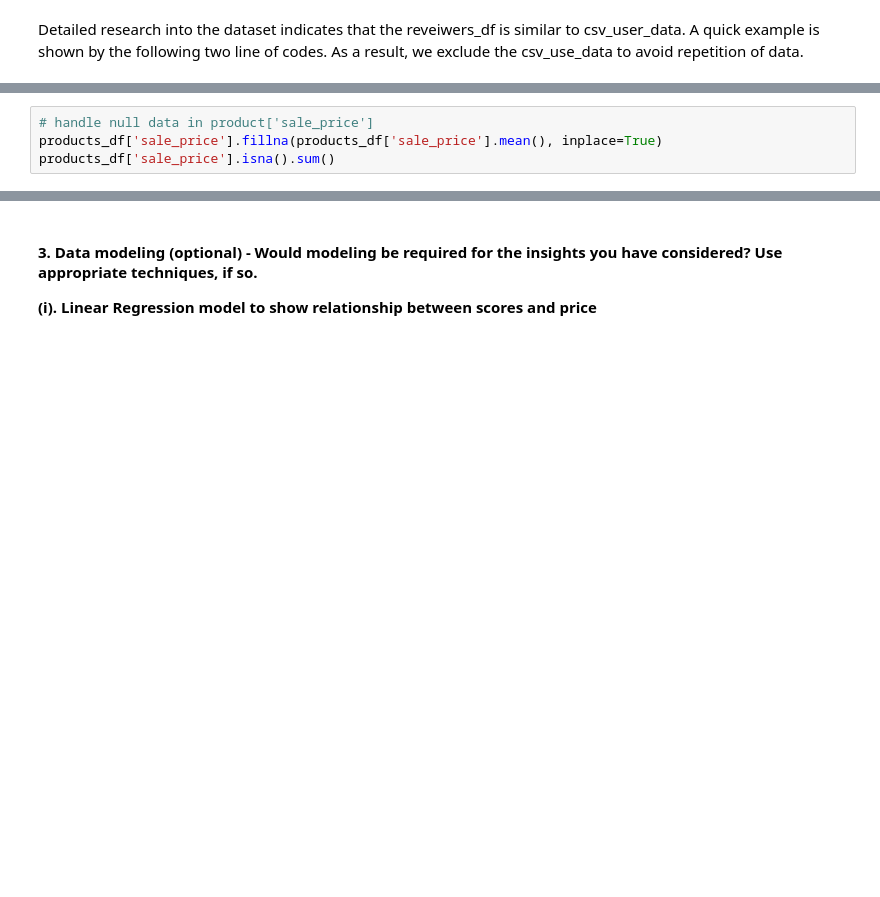
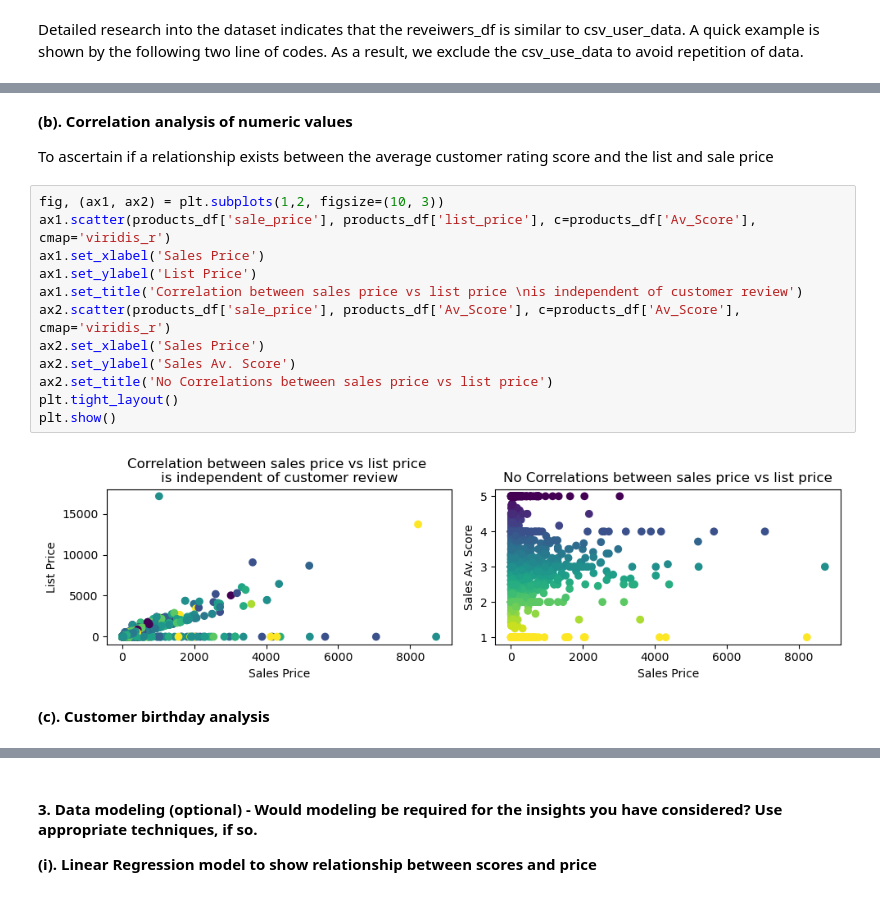
Before and after one commit to achile-design/uos, a Jupyter notebook: 3539186_BD2.ipynb, the cells around one changed output, grey strips where cells are left out. Drawn from its saved outputs; the diff is of its cells as text; blank space fills up the shorter version.

```diff
--- a/3539186_BD2.ipynb
+++ b/3539186_BD2.ipynb
@@ -466,4 +391,0 @@ Numbers of remaining null values in products_df: 0
-# %%
-# handle null data in product['sale_price']
-products_df['sale_price'].fillna(products_df['sale_price'].mean(), inplace=True)
-products_df['sale_price'].isna().sum()
@@ -489,0 +422,20 @@ products_df.describe(include='object')
+# %% [markdown]
+**(b). Correlation analysis of numeric values**
+
+To ascertain if a relationship exists between the average customer rating score and the list and sale price
+# %%
+fig, (ax1, ax2) = plt.subplots(1,2, figsize=(10, 3))
+ax1.scatter(products_df['sale_price'], products_df['list_price'], c=products_df['Av_Score'], cmap='viridis_r')
+ax1.set_xlabel('Sales Price')
+ax1.set_ylabel('List Price')
+ax1.set_title('Correlation between sales price vs list price \nis independent of customer review')
+ax2.scatter(products_df['sale_price'], products_df['Av_Score'], c=products_df['Av_Score'], cmap='viridis_r')
+ax2.set_xlabel('Sales Price')
+ax2.set_ylabel('Sales Av. Score')
+ax2.set_title('No Correlations between sales price vs list price')
+plt.tight_layout()
+plt.show()
+# %% [output]
+[figure, added]
+# %% [markdown]
+**(c). Customer birthday analysis**
```
Also changed, not shown: parts of 80 cells of this notebook, 1 other file.
